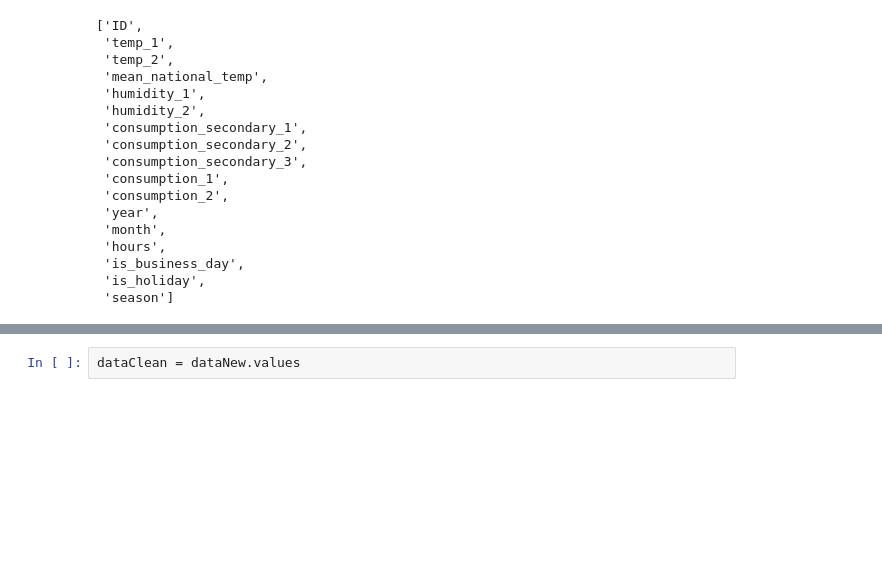
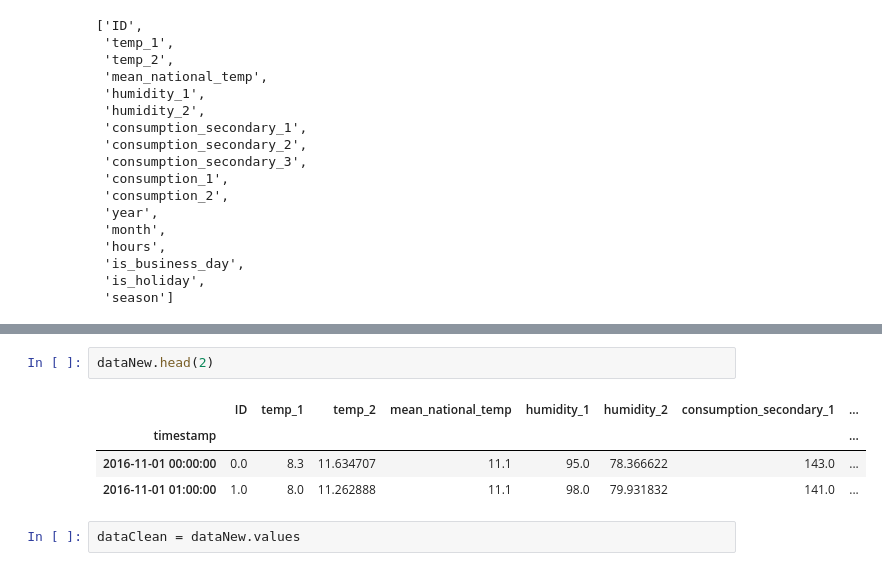
Before and after one commit to anthelix/20190520_challengePlaneteOui, a Jupyter notebook: planete_oui/20190719_newthings.ipynb, the cells around one changed output, grey strips where cells are left out. Cells and saved outputs as stored; diff of their text form; blank space fills up the shorter version.

```diff
--- a/planete_oui/20190719_newthings.ipynb
+++ b/planete_oui/20190719_newthings.ipynb
@@ -208,3 +231,10 @@ list(dataNew.columns)
+# %%
+dataNew.head(2)
+# %% [output]
+|  | ID | temp_1 | temp_2 | mean_national_temp | humidity_1 | humidity_2 | consumption_secondary_1 | ... |
+| timestamp |  |  |  |  |  |  |  | ... |
+| 2016-11-01 00:00:00 | 0.0 | 8.3 | 11.634707 | 11.1 | 95.0 | 78.366622 | 143.0 | ... |
+| 2016-11-01 01:00:00 | 1.0 | 8.0 | 11.262888 | 11.1 | 98.0 | 79.931832 | 141.0 | ... |
 # %%
 dataClean = dataNew.values
 # %%
```
Also changed, not shown: parts of 19 cells of this notebook, 4 other files.
